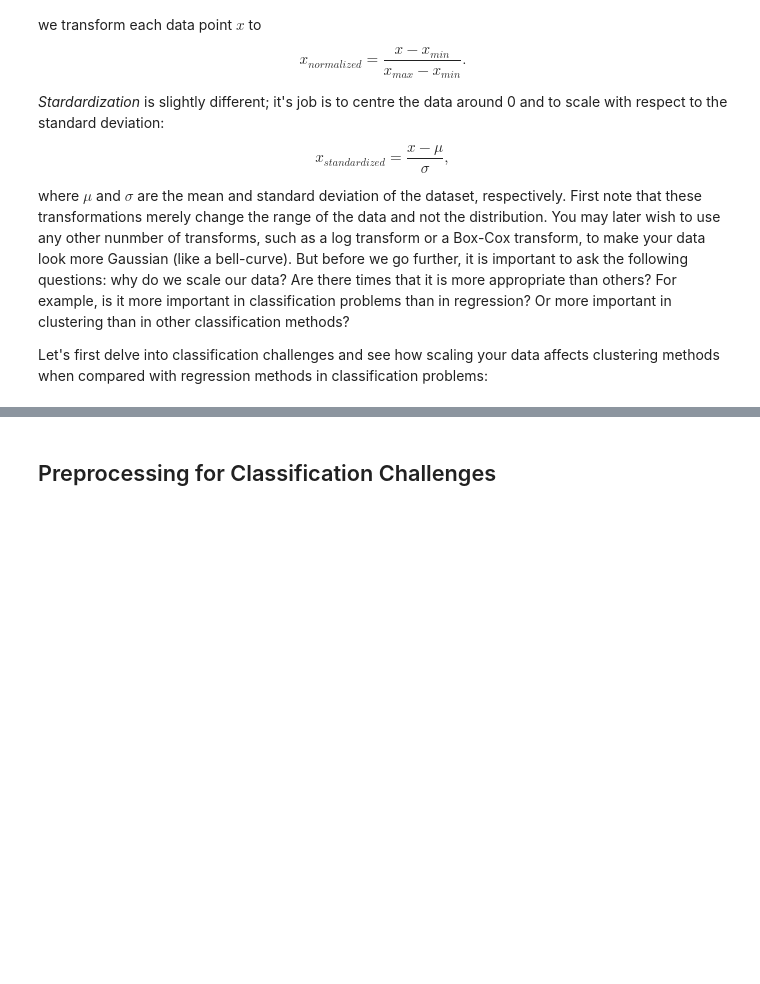
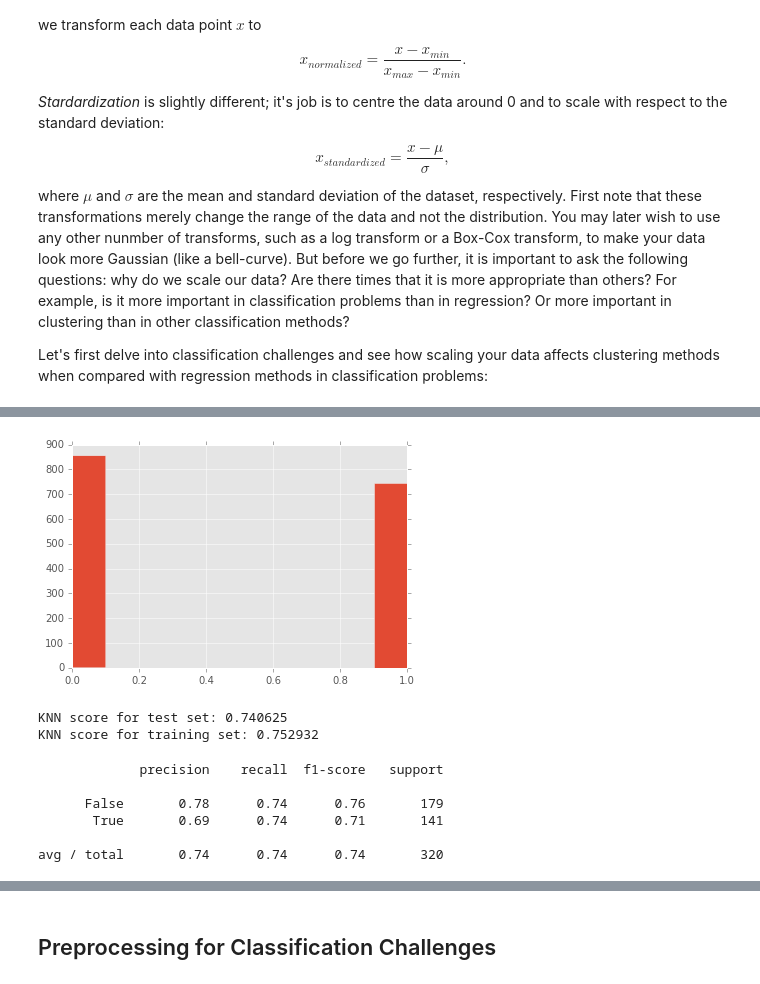
Before and after one commit to hugobowne/machine_learning_techniques, a Jupyter notebook: Preprocessing_note.ipynb, the cells around one changed output, grey strips where cells are left out. Drawn from its saved outputs; the diff is of its cells as text; code cells hidden in the pictures; blank space fills up the shorter version.

```diff
--- a/Preprocessing_note.ipynb
+++ b/Preprocessing_note.ipynb
@@ -16,0 +61,5 @@ Let's first delve into classification challenges and see how scaling your data a
+# %%
+y = y1 <= 5
+plt.hist(y);
+# %% [output]
+[figure, added]
@@ -16,0 +69,21 @@ Let's first delve into classification challenges and see how scaling your data a
+# %%
+from sklearn import neighbors, linear_model
+knn = neighbors.KNeighborsClassifier(n_neighbors = 5)
+knn = linear_model.LogisticRegression()
+knn_model_1 = knn.fit(X_train, y_train)
+print('KNN score for test set: %f' % knn_model_1.score(X_test, y_test))
+print('KNN score for training set: %f' % knn_model_1.score(X_train, y_train))
+# %% [output]
+KNN score for test set: 0.740625
+KNN score for training set: 0.752932
+# %%
+from sklearn.metrics import classification_report
+y_true, y_pred = y_test, knn_model_1.predict(X_test)
+print(classification_report(y_true, y_pred))
+# %% [output]
+             precision    recall  f1-score   support
+
+      False       0.78      0.74      0.76       179
+       True       0.69      0.74      0.71       141
+
+avg / total       0.74      0.74      0.74       320
```
Also changed, not shown: parts of 16 cells of this notebook.
